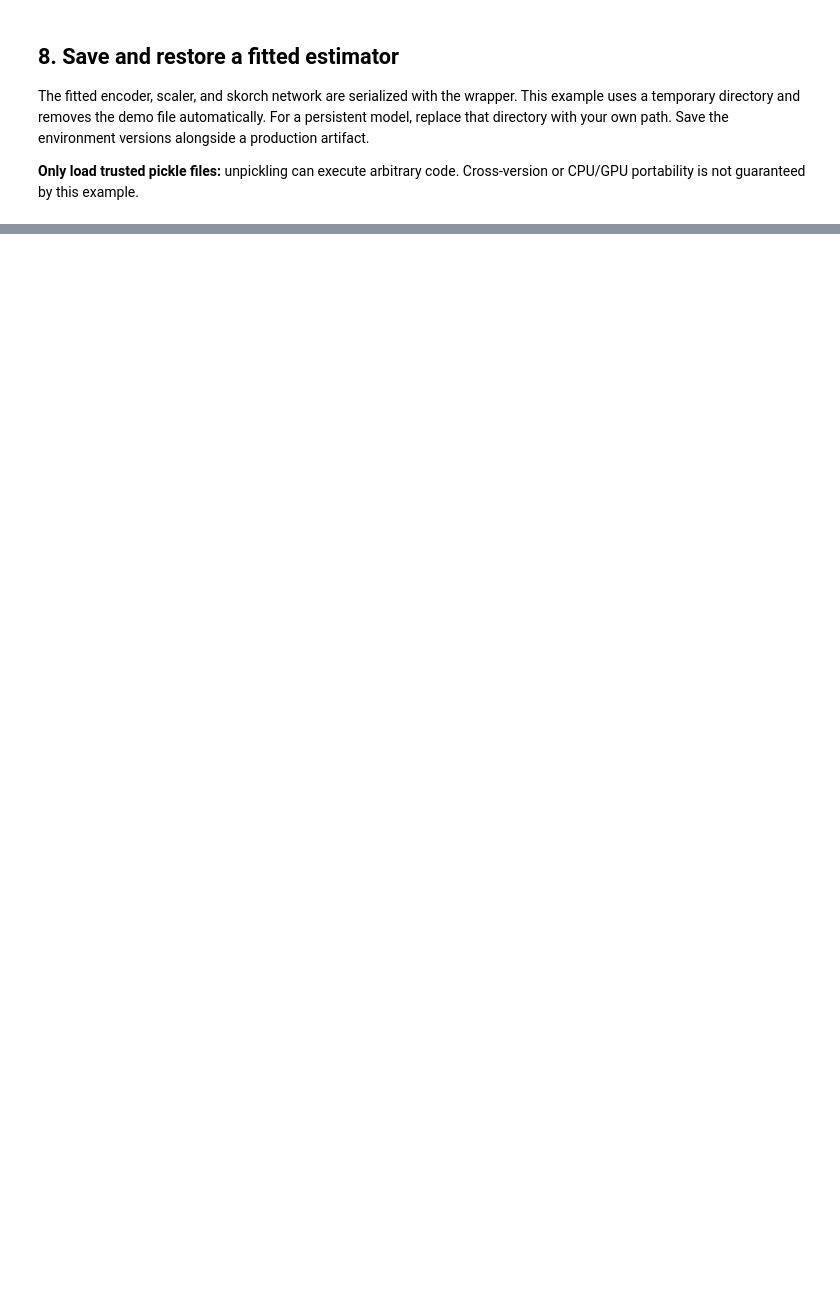
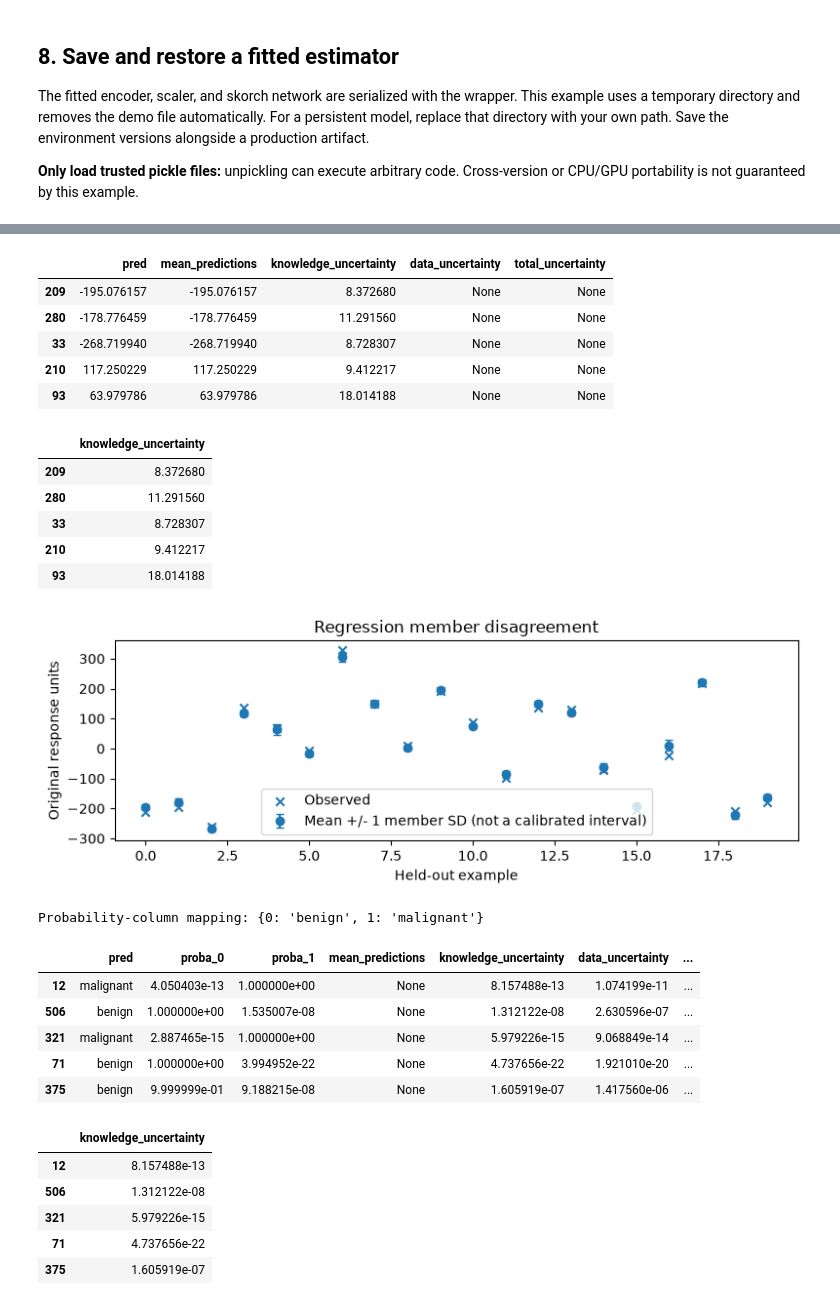
Before and after one commit to Bayer-Group/MotherML, a Jupyter notebook: examples/notebooks/05_advanced/06_tabm_skorch_integration.ipynb, the cells around one changed output, grey strips where cells are left out. Saved outputs shown, nothing was run; the diff lists cells and outputs as text; code cells hidden in the pictures; blank space fills up the shorter version.

```diff
--- a/examples/notebooks/05_advanced/06_tabm_skorch_integration.ipynb
+++ b/examples/notebooks/05_advanced/06_tabm_skorch_integration.ipynb
@@ -314,11 +409,73 @@ TabM currently uses Mother's **fallback** `predict_uncertainty()` implementation
 Do not interpret the common output schema as a promise that every backend estimates every uncertainty component.
 # %%
 regression_uncertainty = regressor.predict_uncertainty(X_test.iloc[:5])
-assert regression_uncertainty["knowledge_uncertainty"].isna().all()
+assert np.isfinite(regression_uncertainty["knowledge_uncertainty"]).all()
+assert (regression_uncertainty["knowledge_uncertainty"] >= 0).all()
+np.testing.assert_allclose(regression_uncertainty["pred"], regression_uncertainty["mean_predictions"])
+assert regression_uncertainty["data_uncertainty"].isna().all()
 assert regression_uncertainty["total_uncertainty"].isna().all()
 display(regression_uncertainty)
+display(regressor.predict_uncertainty(X_test.iloc[:5], uncertainty_for_opt=True))
+regression_spread = regressor.predict_uncertainty(X_test.iloc[:20])
+fig, ax = plt.subplots(figsize=(8, 3))
+ax.errorbar(
+    np.arange(len(regression_spread)),
+    regression_spread["pred"],
+    yerr=regression_spread["knowledge_uncertainty"],
+    fmt="o",
+    capsize=3,
+    label="Mean +/- 1 member SD (not a calibrated interval)",
+)
+ax.scatter(np.arange(len(regression_spread)), y_test.iloc[:20], marker="x", label="Observed")
+ax.set(xlabel="Held-out example", ylabel="Original response units", title="Regression member disagreement")
+ax.legend()
+fig.tight_layout()
+plt.show()
 
 classification_uncertainty = classifier.predict_uncertainty(X_binary_test.iloc[:5])
 print("Probability-column mapping:", dict(enumerate(classifier.classes_)))
-assert classification_uncertainty["total_uncertainty"].notna().all()
+assert (
+    classification_uncertainty[["knowledge_uncertainty", "data_uncertainty", "total_uncertainty"]].notna().all().all()
+)
+np.testing.assert_allclose(
+    classification_uncertainty["total_uncertainty"],
+    classification_uncertainty["data_uncertainty"] + classification_uncertainty["knowledge_uncertainty"],
+    atol=1e-12,
+)
 display(classification_uncertainty)
+display(classifier.predict_uncertainty(X_binary_test.iloc[:5], uncertainty_for_opt=True))
+display(multiclass.predict_uncertainty(X_iris_test.iloc[:5]))
+
+terms = classifier.predict_uncertainty(X_binary_test)
+fig, ax = plt.subplots(figsize=(7, 3))
+terms[["data_uncertainty", "knowledge_uncertainty"]].head(20).reset_index(drop=True).plot.bar(stacked=True, ax=ax)
+ax.set(xlabel="Held-out example", ylabel="Entropy (nats)", title="Total entropy = data + knowledge")
+fig.tight_layout()
+plt.show()
+# %% [output]
+|  | pred | mean_predictions | knowledge_uncertainty | data_uncertainty | total_uncertainty |
+| 209 | -195.076157 | -195.076157 | 8.372680 | None | None |
+| 280 | -178.776459 | -178.776459 | 11.291560 | None | None |
+| 33 | -268.719940 | -268.719940 | 8.728307 | None | None |
+| 210 | 117.250229 | 117.250229 | 9.412217 | None | None |
+| 93 | 63.979786 | 63.979786 | 18.014188 | None | None |
+|  | knowledge_uncertainty |
+| 209 | 8.372680 |
+| 280 | 11.291560 |
+| 33 | 8.728307 |
+| 210 | 9.412217 |
+| 93 | 18.014188 |
+[figure, added]
+Probability-column mapping: {0: 'benign', 1: 'malignant'}
+|  | pred | proba_0 | proba_1 | mean_predictions | knowledge_uncertainty | data_uncertainty | ... |
+| 12 | malignant | 4.050403e-13 | 1.000000e+00 | None | 8.157488e-13 | 1.074199e-11 | ... |
+| 506 | benign | 1.000000e+00 | 1.535007e-08 | None | 1.312122e-08 | 2.630596e-07 | ... |
+| 321 | malignant | 2.887465e-15 | 1.000000e+00 | None | 5.979226e-15 | 9.068849e-14 | ... |
+| 71 | benign | 1.000000e+00 | 3.994952e-22 | None | 4.737656e-22 | 1.921010e-20 | ... |
+| 375 | benign | 9.999999e-01 | 9.188215e-08 | None | 1.605919e-07 | 1.417560e-06 | ... |
+|  | knowledge_uncertainty |
+| 12 | 8.157488e-13 |
+| 506 | 1.312122e-08 |
+| 321 | 5.979226e-15 |
+| 71 | 4.737656e-22 |
+| 375 | 1.605919e-07 |
```
Also changed, not shown: parts of 14 cells of this notebook, 4 other files.
